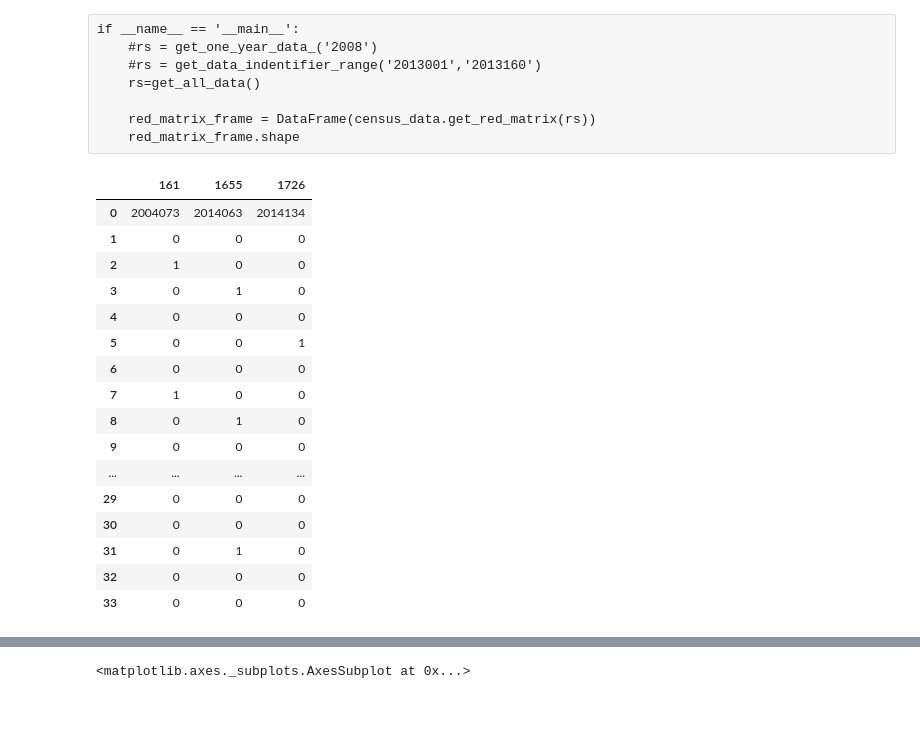
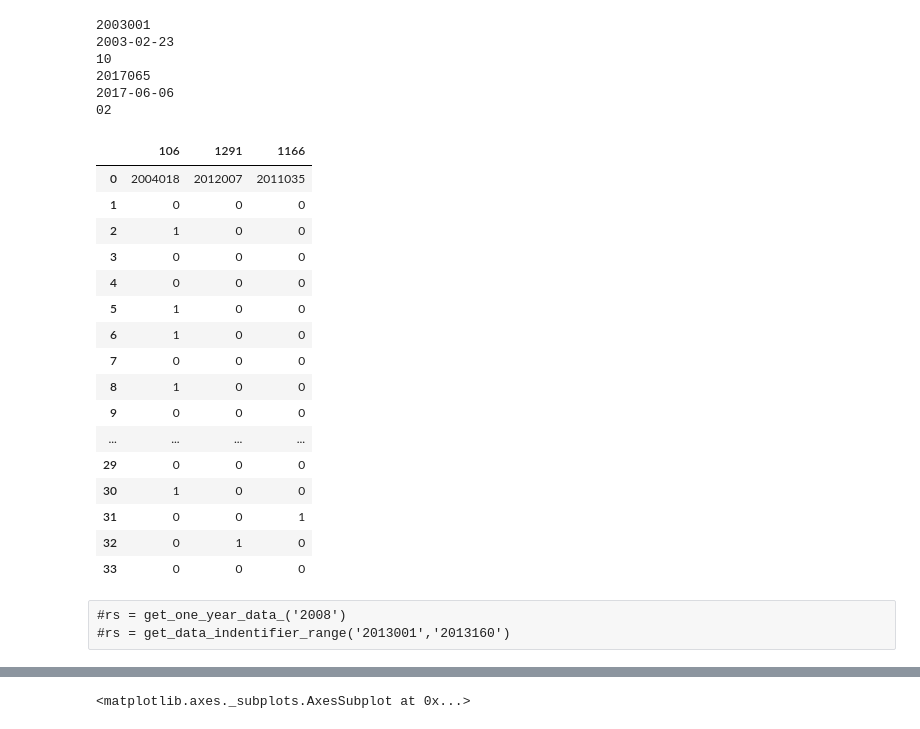
Before and after one commit to Kang-Jack/ShuangSe, a Jupyter notebook: iPython/analyze.ipynb, the cells around one changed output, grey strips where cells are left out. Saved outputs shown, nothing was run; the diff lists cells and outputs as text; code cells hidden in the pictures.

```diff
--- a/iPython/analyze.ipynb
+++ b/iPython/analyze.ipynb
@@ -39,29 +13,39 @@ def parse_row_data(row):
+# %%
+db = dblottery.dblottery()
+historical_data=historical_data()
+
+rs=historical_data.get_all_data()
+
+red_matrix_frame = DataFrame(census_data.get_red_matrix(rs))
+blue_matrix_frame = DataFrame(census_data.get_blue_matrix(rs))
+map_frame = DataFrame(census_data.get_date_id_map(rs))
+
+random_sample = red_matrix_frame.take(np.random.permutation(len(red_matrix_frame))[:3])
+random_sample.T
+# %% [output]
+2003001
+2003-02-23
+10
+2017065
+2017-06-06
+02
+|  | 106 | 1291 | 1166 |
+| 0 | 2004018 | 2012007 | 2011035 |
+| 1 | 0 | 0 | 0 |
+| 2 | 1 | 0 | 0 |
+| 3 | 0 | 0 | 0 |
+| 4 | 0 | 0 | 0 |
+| 5 | 1 | 0 | 0 |
+| 6 | 1 | 0 | 0 |
+| 7 | 0 | 0 | 0 |
+| 8 | 1 | 0 | 0 |
+| 9 | 0 | 0 | 0 |
+| ... | ... | ... | ... |
+| 29 | 0 | 0 | 0 |
+| 30 | 1 | 0 | 0 |
+| 31 | 0 | 0 | 1 |
+| 32 | 0 | 1 | 0 |
+| 33 | 0 | 0 | 0 |
 # %% [raw]
-if __name__ == '__main__':
-    #rs = get_one_year_data_('2008')
-    #rs = get_data_indentifier_range('2013001','2013160')
-    rs=get_all_data()
-
-    red_matrix_frame = DataFrame(census_data.get_red_matrix(rs))
-    red_matrix_frame.shape
+#rs = get_one_year_data_('2008')
+#rs = get_data_indentifier_range('2013001','2013160')
-# %%
-    random_sample = red_matrix_frame.take(np.random.permutation(len(red_matrix_frame))[:3])
-    random_sample.T
-# %% [output]
-|  | 161 | 1655 | 1726 |
-| 0 | 2004073 | 2014063 | 2014134 |
-| 1 | 0 | 0 | 0 |
-| 2 | 1 | 0 | 0 |
-| 3 | 0 | 1 | 0 |
-| 4 | 0 | 0 | 0 |
-| 5 | 0 | 0 | 1 |
-| 6 | 0 | 0 | 0 |
-| 7 | 1 | 0 | 0 |
-| 8 | 0 | 1 | 0 |
-| 9 | 0 | 0 | 0 |
-| ... | ... | ... | ... |
-| 29 | 0 | 0 | 0 |
-| 30 | 0 | 0 | 0 |
-| 31 | 0 | 1 | 0 |
-| 32 | 0 | 0 | 0 |
-| 33 | 0 | 0 | 0 |
```
Also changed, not shown: parts of 11 cells of this notebook.
